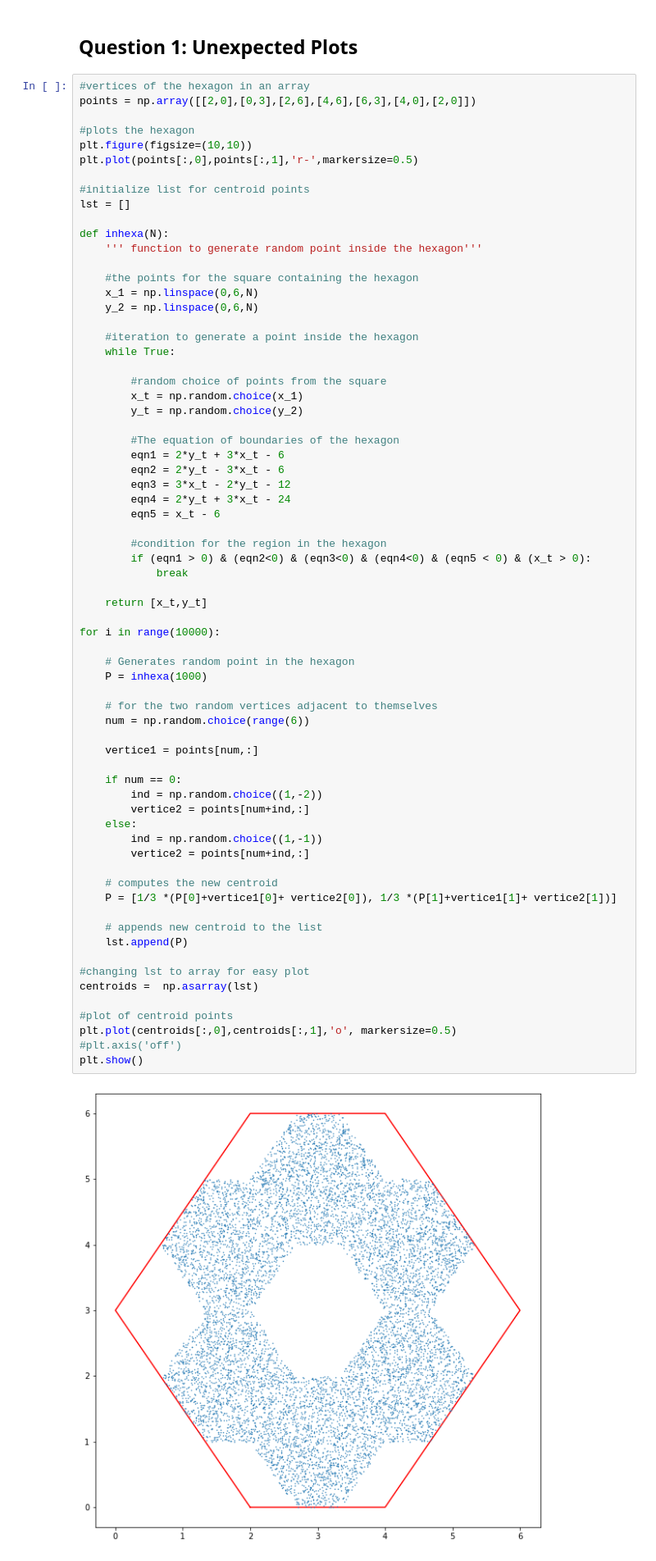
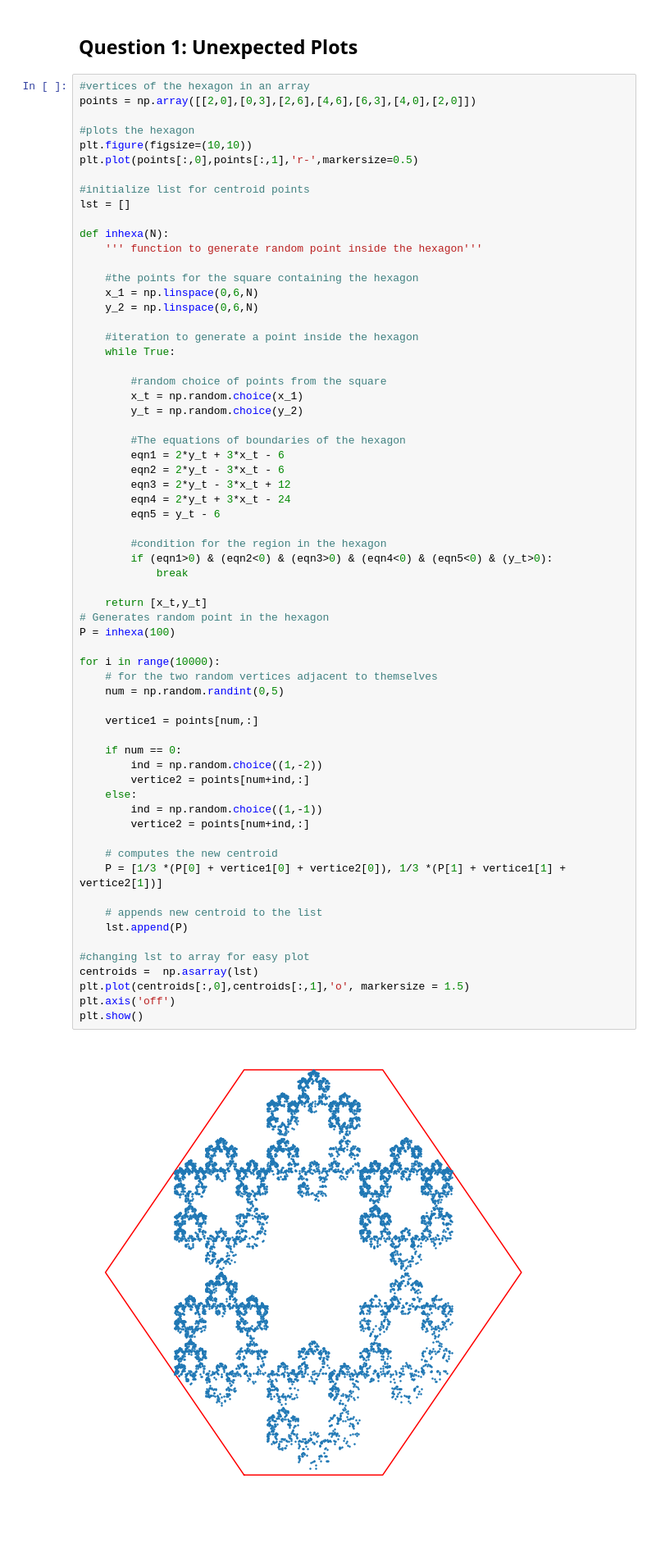
Before and after one commit to Sekyereamp1/DSI-Assignment, a Jupyter notebook: DSI_Assignment.ipynb, the cells around one changed output. Shown: that part at 82% size. Saved outputs shown, nothing was run; the diff lists cells and outputs as text; blank space fills up the shorter version.

Commit message:
Update on unexpected plot

```diff
--- a/DSI_Assignment.ipynb
+++ b/DSI_Assignment.ipynb
@@ -37,48 +37,44 @@ def inhexa(N):
         x_t = np.random.choice(x_1)
         y_t = np.random.choice(y_2)
 
-        #The equation of boundaries of the hexagon
+        #The equations of boundaries of the hexagon
         eqn1 = 2*y_t + 3*x_t - 6
         eqn2 = 2*y_t - 3*x_t - 6
-        eqn3 = 3*x_t - 2*y_t - 12
+        eqn3 = 2*y_t - 3*x_t + 12
         eqn4 = 2*y_t + 3*x_t - 24
-        eqn5 = x_t - 6
+        eqn5 = y_t - 6
 
         #condition for the region in the hexagon
-        if (eqn1 > 0) & (eqn2<0) & (eqn3<0) & (eqn4<0) & (eqn5 < 0) & (x_t > 0):
+        if (eqn1>0) & (eqn2<0) & (eqn3>0) & (eqn4<0) & (eqn5<0) & (y_t>0):
             break
 
     return [x_t,y_t]
+# Generates random point in the hexagon
+P = inhexa(100)
 
 for i in range(10000):
-
-    # Generates random point in the hexagon
-    P = inhexa(1000)
-
     # for the two random vertices adjacent to themselves
-    num = np.random.choice(range(6))
+    num = np.random.randint(0,5)
 
     vertice1 = points[num,:]
 
     if num == 0:
         ind = np.random.choice((1,-2))
         vertice2 = points[num+ind,:]
     else:
         ind = np.random.choice((1,-1))
         vertice2 = points[num+ind,:]
 
     # computes the new centroid
-    P = [1/3 *(P[0]+vertice1[0]+ vertice2[0]), 1/3 *(P[1]+vertice1[1]+ vertice2[1])]
+    P = [1/3 *(P[0] + vertice1[0] + vertice2[0]), 1/3 *(P[1] + vertice1[1] + vertice2[1])]
 
     # appends new centroid to the list
     lst.append(P)
 
 #changing lst to array for easy plot
 centroids =  np.asarray(lst)
-
-#plot of centroid points
-plt.plot(centroids[:,0],centroids[:,1],'o', markersize=0.5)
-#plt.axis('off')
+plt.plot(centroids[:,0],centroids[:,1],'o', markersize = 1.5)
+plt.axis('off')
 plt.show()
 # %% [output]
-[figure, old version]
+[figure, new version]
```
Also changed, not shown: parts of 8 cells of this notebook.
